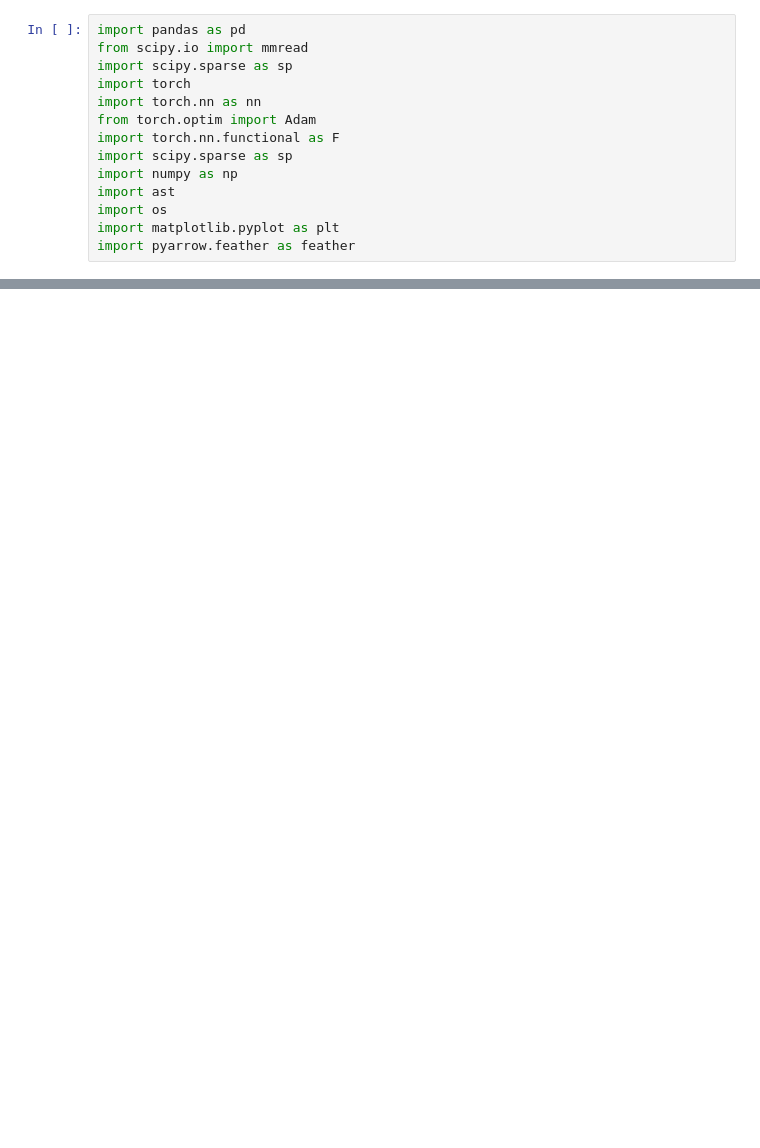
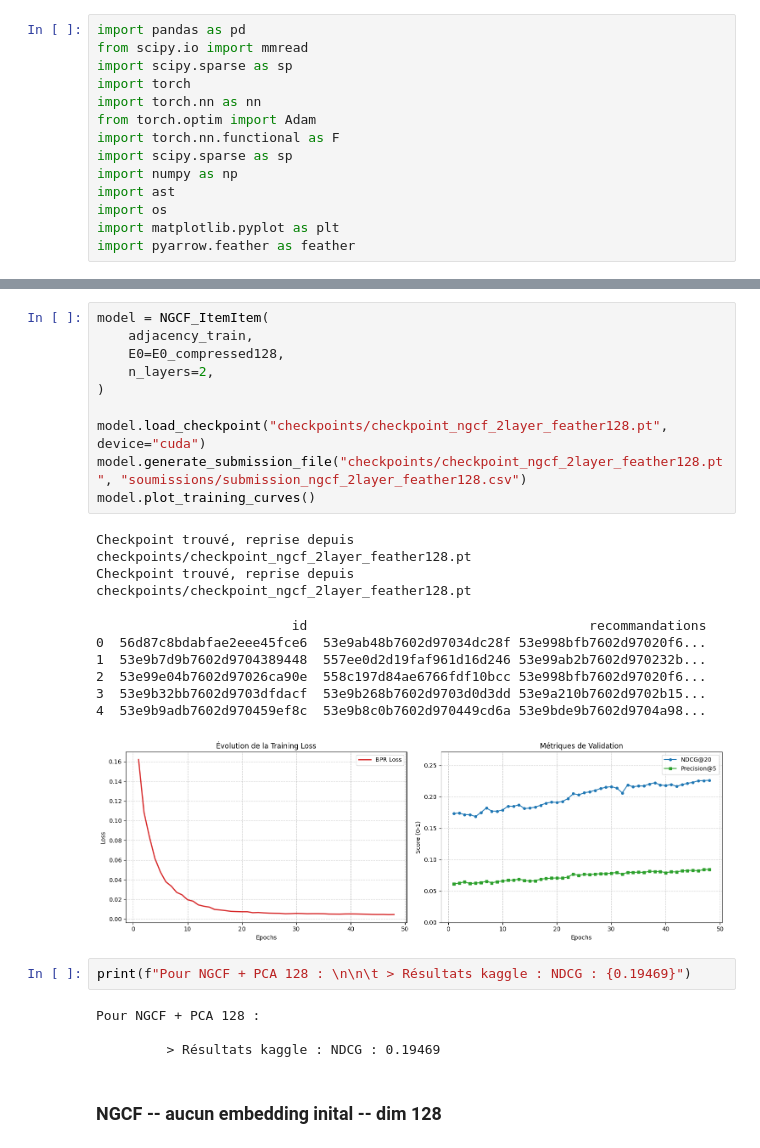
Before and after one commit to Alexndrs/Paper-recommender, a Jupyter notebook: final_notebook.ipynb, the cells around one changed output, grey strips where cells are left out. Drawn from its saved outputs; the diff is of its cells as text; blank space fills up the shorter version.

```diff
--- a/final_notebook.ipynb
+++ b/final_notebook.ipynb
@@ -327,0 +566,28 @@ class NGCF_ItemItem(GCN_Base):
+# %%
+model = NGCF_ItemItem(
+    adjacency_train,
+    E0=E0_compressed128,
+    n_layers=2,
+)
+
+model.load_checkpoint("checkpoints/checkpoint_ngcf_2layer_feather128.pt", device="cuda")
+model.generate_submission_file("checkpoints/checkpoint_ngcf_2layer_feather128.pt", "soumissions/submission_ngcf_2layer_feather128.csv")
+model.plot_training_curves()
+# %% [output]
+Checkpoint trouvé, reprise depuis checkpoints/checkpoint_ngcf_2layer_feather128.pt
+Checkpoint trouvé, reprise depuis checkpoints/checkpoint_ngcf_2layer_feather128.pt
+                         id                                    recommandations
+0  56d87c8bdabfae2eee45fce6  53e9ab48b7602d97034dc28f 53e998bfb7602d97020f6...
+1  53e9b7d9b7602d9704389448  557ee0d2d19faf961d16d246 53e99ab2b7602d970232b...
+2  53e99e04b7602d97026ca90e  558c197d84ae6766fdf10bcc 53e998bfb7602d97020f6...
+3  53e9b32bb7602d9703dfdacf  53e9b268b7602d9703d0d3dd 53e9a210b7602d9702b15...
+4  53e9b9adb7602d970459ef8c  53e9b8c0b7602d970449cd6a 53e9bde9b7602d9704a98...
+[figure, added]
+# %%
+print(f"Pour NGCF + PCA 128 : \n\n\t > Résultats kaggle : NDCG : {0.19469}")
+# %% [output]
+Pour NGCF + PCA 128 :
+
+         > Résultats kaggle : NDCG : 0.19469
+# %% [markdown]
+### **NGCF** -- **aucun embedding inital** -- dim **128**
```
Also changed, not shown: parts of 47 cells of this notebook.
